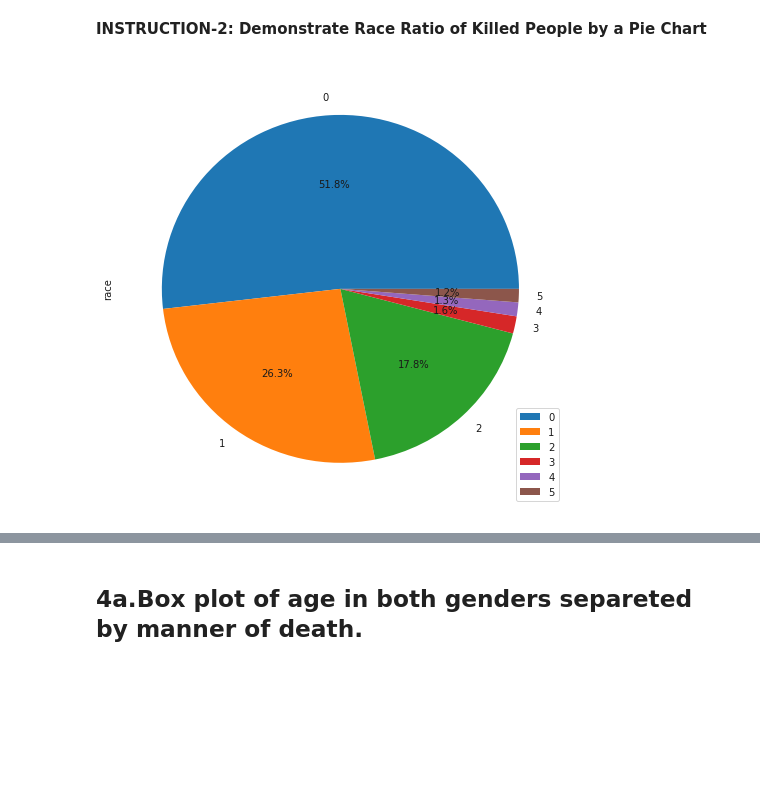
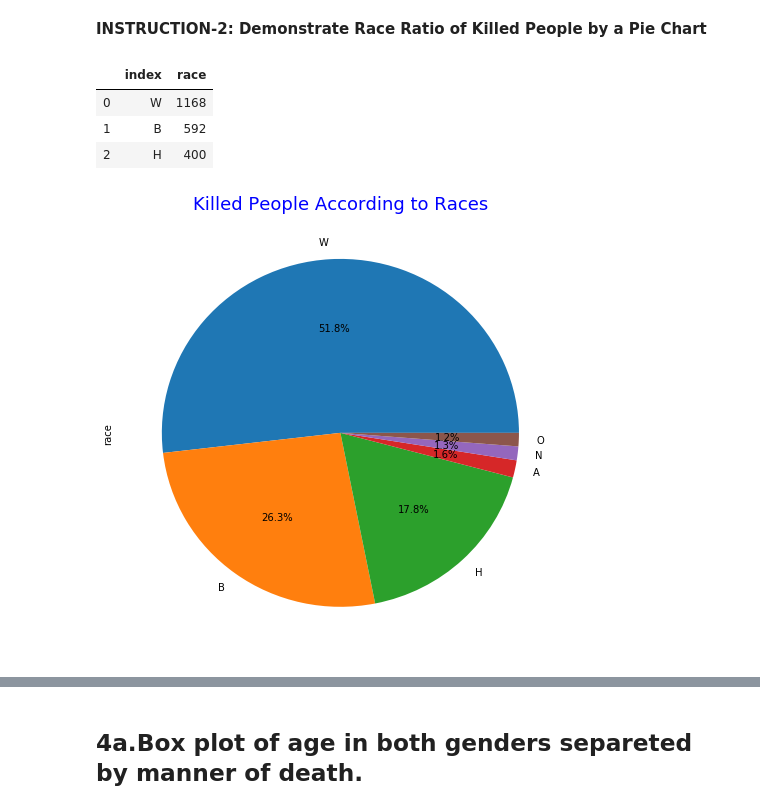
Before and after one commit to ademarslan/Data-Visualization, a Jupyter notebook: 1_Project/02-EU_DS_DVPy_M1-(PoliceKills)/USA_Fatal_Police_Shoot_Analyse_student_version.ipynb, the cells around one changed output, grey strips where cells are left out. Drawn from its saved outputs; the diff is of its cells as text; code cells hidden in the pictures; blank space fills up the shorter version.

```diff
--- a/1_Project/02-EU_DS_DVPy_M1-(PoliceKills)/USA_Fatal_Police_Shoot_Analyse_student_version.ipynb
+++ b/1_Project/02-EU_DS_DVPy_M1-(PoliceKills)/USA_Fatal_Police_Shoot_Analyse_student_version.ipynb
@@ -366,8 +312,17 @@ Last Name                  0
 dtype: int64
 # %% [markdown]
 **INSTRUCTION-2: Demonstrate Race Ratio of Killed People by a Pie Chart**
+# %%
+killed = kill['race'].value_counts().reset_index()
+killed.head(3)
+# %% [output]
+|  | index | race |
+| 0 | W | 1168 |
+| 1 | B | 592 |
+| 2 | H | 400 |
 # %%
-killed.plot.pie(y='race', figsize=(8, 8),autopct='%1.1f%%')
+killed.plot(kind= 'pie',y='race',legend=False, figsize=(8, 8),labels= killed['index'],autopct='%1.1f%%')
+plt.title("Killed People According to Races",color='blue', size=18)
 plt.show()
 # %% [output]
-[figure, old version]
+[figure, new version]
```
Also changed, not shown: parts of 37 cells of this notebook, 3 other files.
